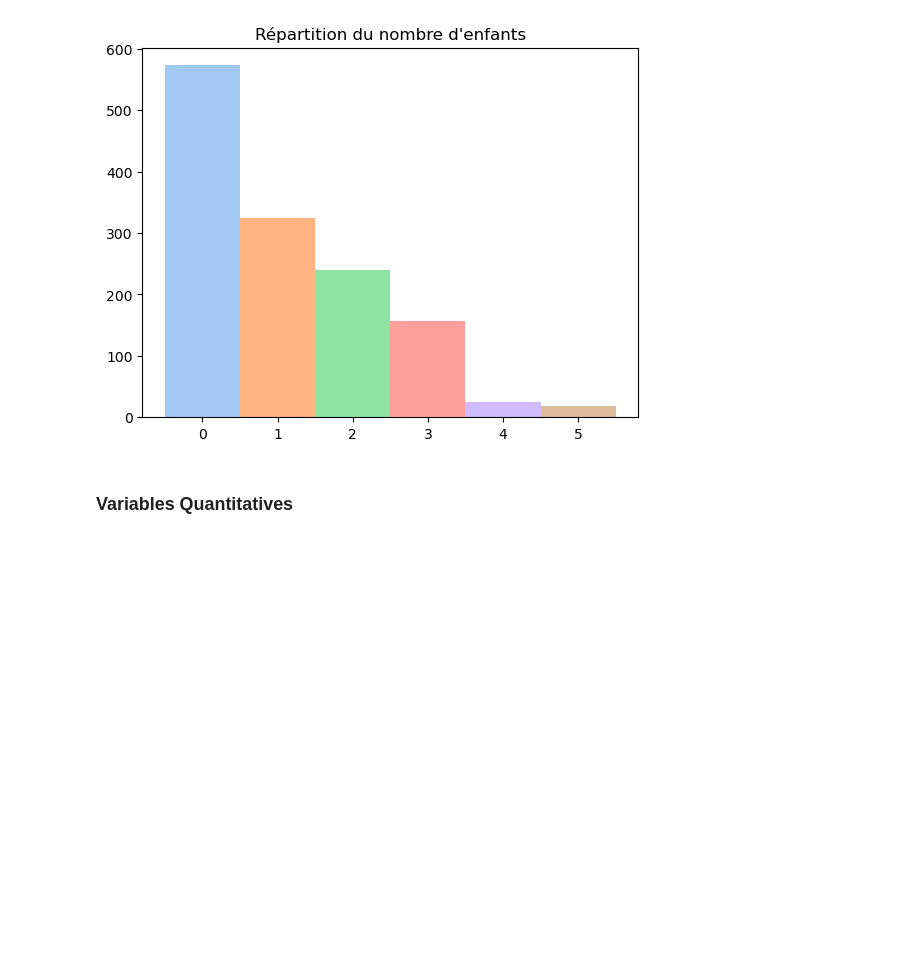
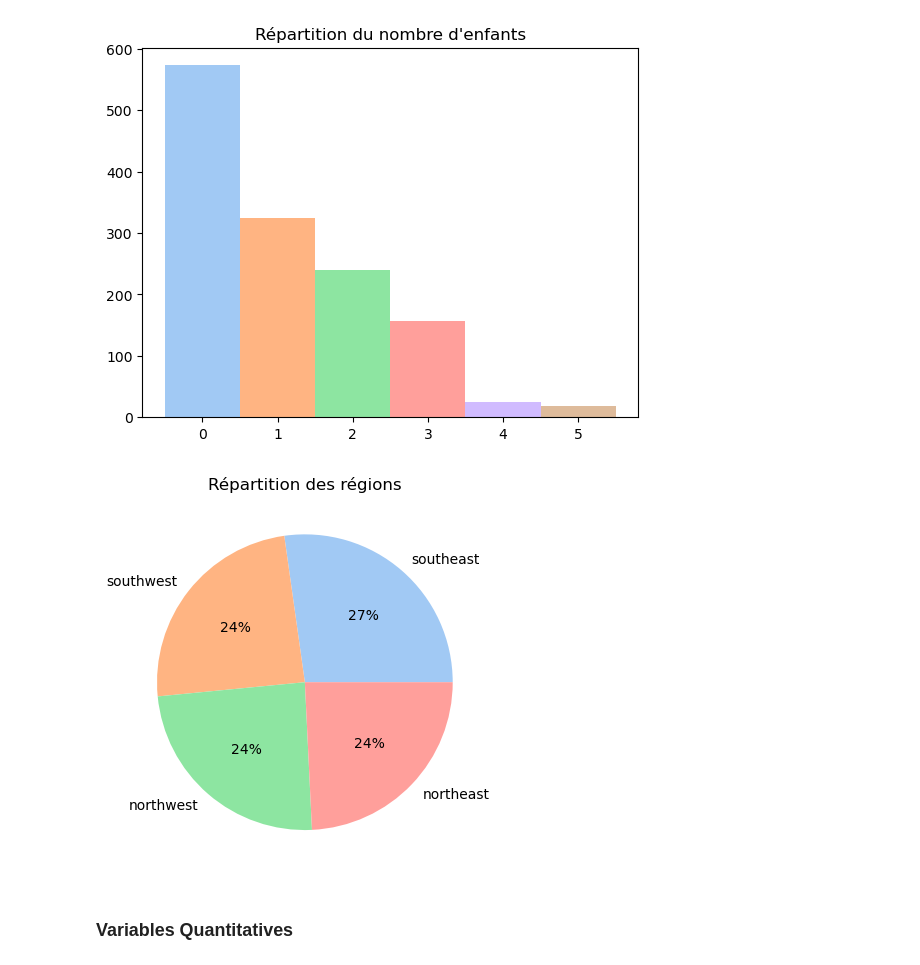
Before and after one commit to EliasMez/assurance, a Jupyter notebook: analyse.ipynb, the cells around one changed output. Drawn from its saved outputs; the diff is of its cells as text; code cells hidden in the pictures; blank space fills up the shorter version.

Commit message:
ajout du camembert region

```diff
--- a/analyse.ipynb
+++ b/analyse.ipynb
@@ -65,6 +65,14 @@ plt.title("Répartition du nombre d'enfants")
 plt.show()
 # %% [output]
 [figure]
+# %%
+colors = sns.color_palette('pastel')
+labels=["southeast","southwest","northwest","northeast"]
+plt.pie(df_assurance['region'].value_counts(), colors = colors, labels=labels, autopct = '%0.0f%%')
+plt.title("Répartition des régions")
+plt.show()
+# %% [output]
+[figure, added]
 # %% [markdown]
 ### Variables Quantitatives
 # %%
```
Also changed, not shown: parts of 2 cells of this notebook.
